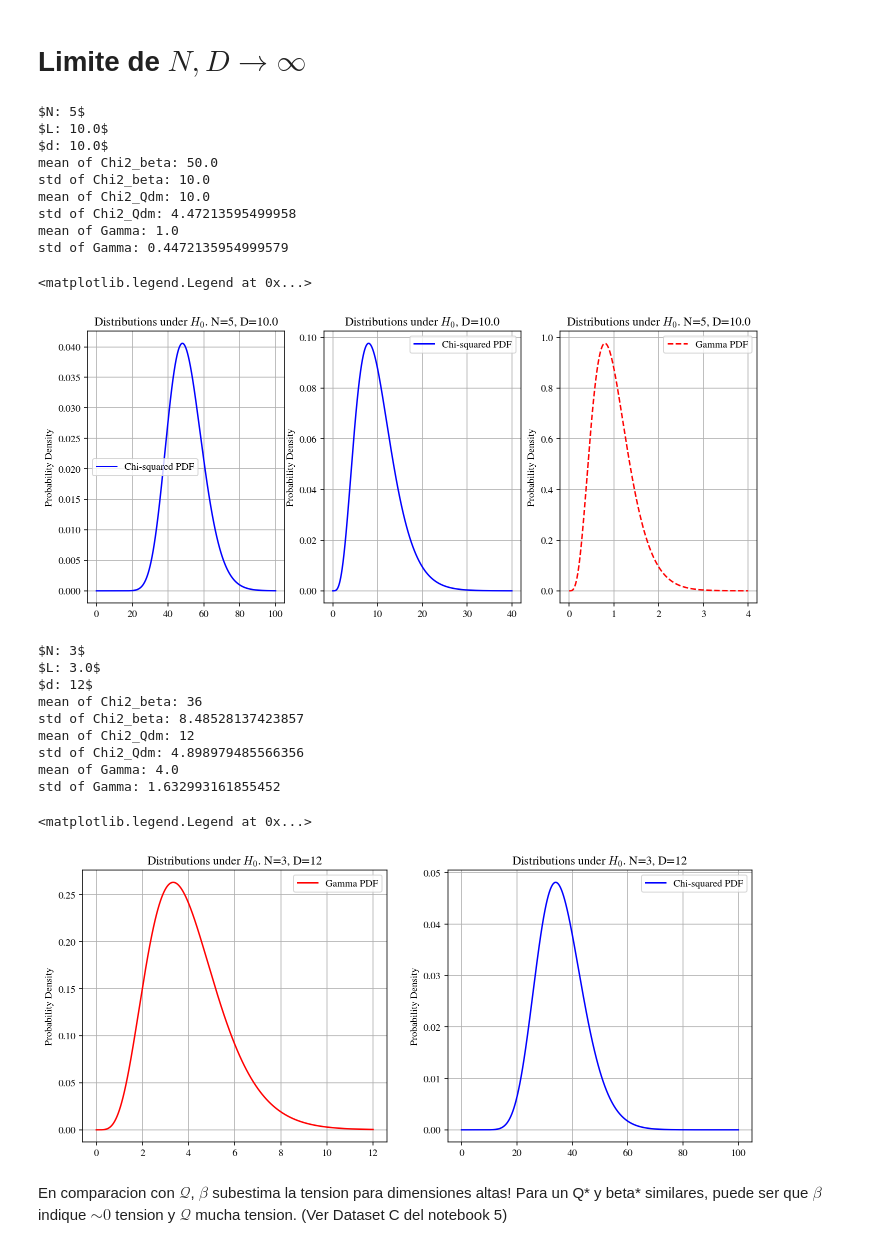
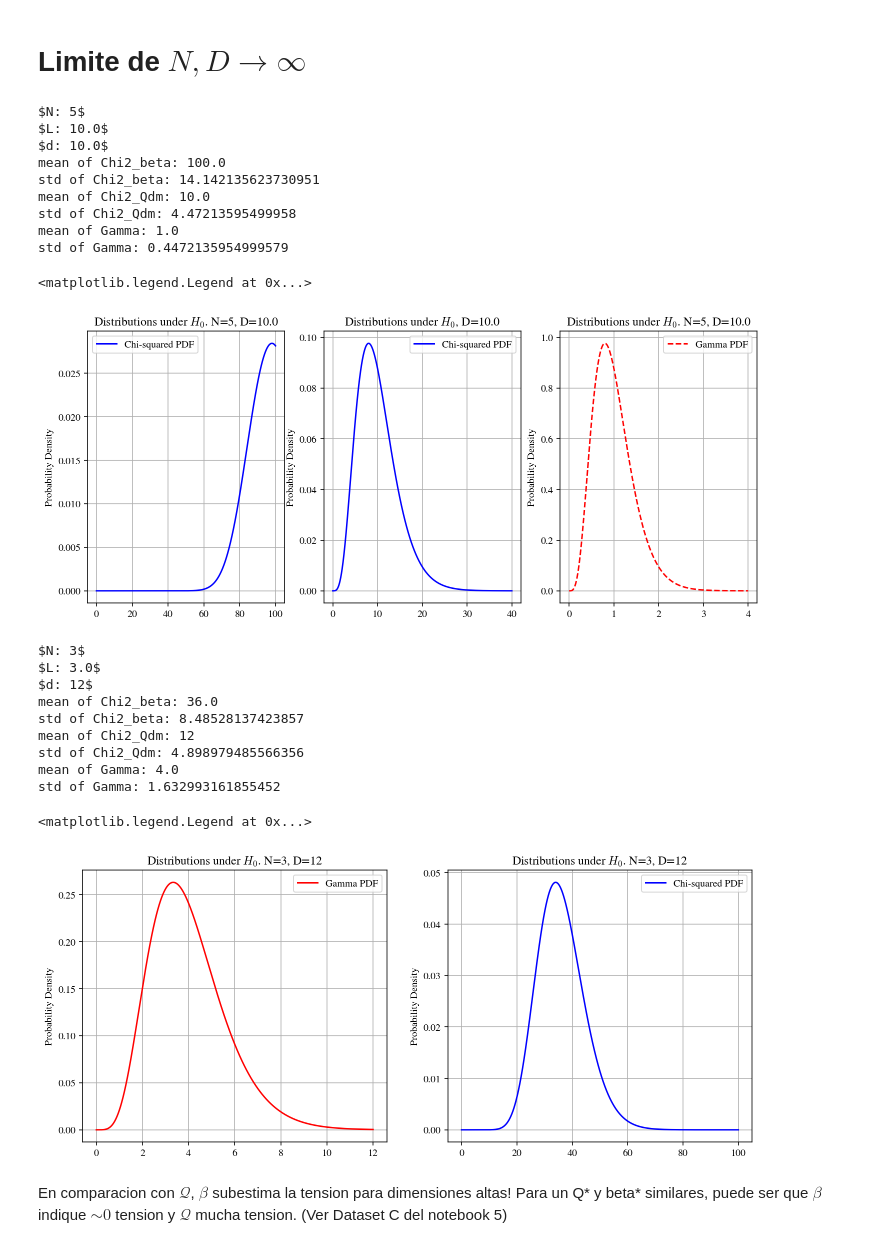
Before and after one commit to matiasleize/multimeter, a Jupyter notebook: notebooks/PRL/paper runs/0. multidimentional_qdm_test_distribution.ipynb, the cells around one changed output. Drawn from its saved outputs; the diff is of its cells as text; code cells hidden in the pictures.

```diff
--- a/notebooks/PRL/paper runs/0. multidimentional_qdm_test_distribution.ipynb
+++ b/notebooks/PRL/paper runs/0. multidimentional_qdm_test_distribution.ipynb
@@ -501,8 +498,8 @@ print(r'$N: {}$'.format(N))
 print(r'$L: {}$'.format(L))
 print(r'$d: {}$'.format(d))
 
-print(r'mean of Chi2_beta: {}'.format(d*N))
-print(r'std of Chi2_beta: {}'.format(np.sqrt(2*d*N)))
+print(r'mean of Chi2_beta: {}'.format(d*L))
+print(r'std of Chi2_beta: {}'.format(np.sqrt(2*d*L)))
 
 print(r'mean of Chi2_Qdm: {}'.format(d))
 print(r'std of Chi2_Qdm: {}'.format(np.sqrt(2*d)))
@@ -513,41 +510,41 @@ print(r'std of Gamma: {}'.format(np.sqrt(2*d/L**2)))
 
 fig, axs = plt.subplots(1, 3, figsize=(12, 5))
 t = np.linspace(0,100,1000)
-chi2_th = chi2.pdf(t,d*N)
+chi2_th = chi2.pdf(t,d*L)
 axs[0].plot(t, chi2_th, color='blue', label='Chi-squared PDF')
 axs[0].set_title(r'Distributions under $H_0$. N={}, D={}'.format(int(N),d))
 axs[0].set_ylabel('Probability Density')
 axs[0].grid(True)
 axs[0].legend()
 
 t = np.linspace(0,40,1000)
 chi2_th = chi2.pdf(t,d)
 axs[1].plot(t, chi2_th, color='blue', label='Chi-squared PDF')
 axs[1].set_title(r'Distributions under $H_0$, D={}'.format(d))
 axs[1].set_ylabel('Probability Density')
 axs[1].grid(True)
 axs[1].legend()
 
 
 t = np.linspace(0,4,1000)
 gamma_th = gamma.pdf(t,a=d/2, scale=2/L)
 axs[2].set_title(r'Distributions under $H_0$. N={}, D={}'.format(int(N),d))
 axs[2].set_ylabel('Probability Density')
 axs[2].plot(t, gamma_th, linestyle='dashed', color='red', label='Gamma PDF')
 axs[2].grid(True)
 axs[2].legend()
 # %% [output]
 $N: 5$
 $L: 10.0$
 $d: 10.0$
-mean of Chi2_beta: 50.0
-std of Chi2_beta: 10.0
+mean of Chi2_beta: 100.0
+std of Chi2_beta: 14.142135623730951
 mean of Chi2_Qdm: 10.0
 std of Chi2_Qdm: 4.47213595499958
 mean of Gamma: 1.0
 std of Gamma: 0.4472135954999579
 <matplotlib.legend.Legend at 0x...>
-[figure, old version]
+[figure, new version]
 # %%
 N = 3 # Num of datasets
 L = N*(N-1)/2
@@ -556,8 +553,8 @@ print(r'$N: {}$'.format(N))
 print(r'$L: {}$'.format(L))
 print(r'$d: {}$'.format(d))
 
-print(r'mean of Chi2_beta: {}'.format(d*N))
-print(r'std of Chi2_beta: {}'.format(np.sqrt(2*d*N)))
+print(r'mean of Chi2_beta: {}'.format(d*L))
+print(r'std of Chi2_beta: {}'.format(np.sqrt(2*d*L)))
 
 print(r'mean of Chi2_Qdm: {}'.format(d))
 print(r'std of Chi2_Qdm: {}'.format(np.sqrt(2*d)))
@@ -577,7 +574,7 @@ axs[0].grid(True)
 axs[0].legend()
 
 t = np.linspace(0,100,1000)
-chi2_th = chi2.pdf(t,d*N)
+chi2_th = chi2.pdf(t,d*L)
 axs[1].plot(t, chi2_th, color='blue', label='Chi-squared PDF')
 axs[1].set_title(r'Distributions under $H_0$. N={}, D={}'.format(int(N),d))
 axs[1].set_ylabel('Probability Density')
@@ -587,7 +584,7 @@ axs[1].legend()
 $N: 3$
 $L: 3.0$
 $d: 12$
-mean of Chi2_beta: 36
+mean of Chi2_beta: 36.0
 std of Chi2_beta: 8.48528137423857
 mean of Chi2_Qdm: 12
 std of Chi2_Qdm: 4.898979485566356
```
Also changed, not shown: parts of 10 cells of this notebook, 2 other files.
